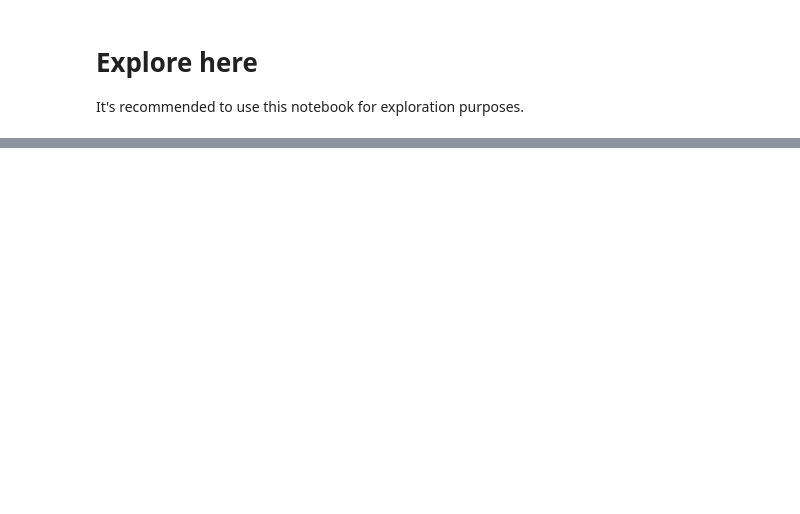
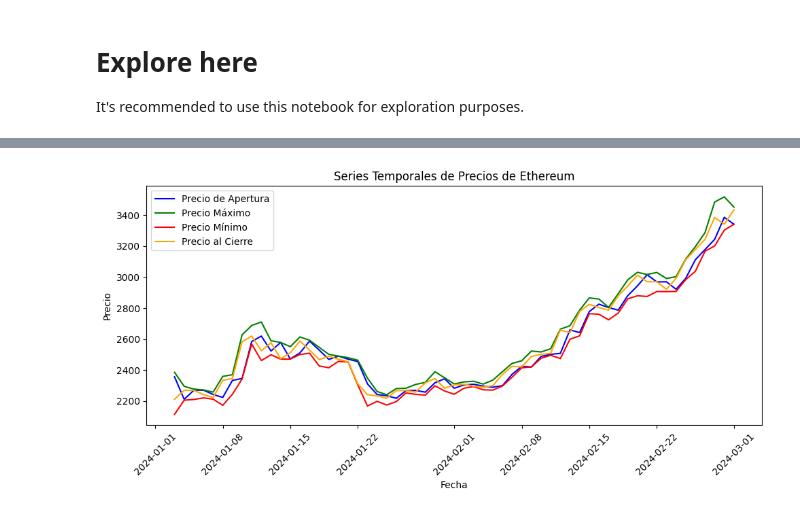
Before and after one commit to RmVa23/web-scraping-project-tutorial, a Jupyter notebook: src/explore.ipynb, the cells around one changed output, grey strips where cells are left out. Drawn from its saved outputs; the diff is of its cells as text; code cells hidden in the pictures; blank space fills up the shorter version.

```diff
--- a/src/explore.ipynb
+++ b/src/explore.ipynb
@@ -80,0 +53,35 @@ TypeError: WebDriver.__init__() got an unexpected keyword argument 'executable_p
+# %%
+# - ANÁLISIS DESCRIPTIVO
+
+# Lista de columnas para las cuales deseas calcular las estadísticas descriptivas
+columnas_seleccionadas = ['Apertura', 'Max.', 'Min.', 'Cierre', 'Volumen(MM)', 'Cap.Mercado(MM)']
+
+# Calcular estadísticas descriptivas solo para las columnas seleccionadas
+estadisticas_descriptivas = eth[columnas_seleccionadas].describe()
+#print(estadisticas_descriptivas)
+
+# Matriz de correlación
+matrix = eth[['Apertura', 'Max.', 'Min.', 'Cierre', 'Volumen(MM)', 'Cap.Mercado(MM)']]
+correlacion = matrix.corr()
+
+# 2. Tendencias temporales:
+
+# Graficar las series temporales de precios
+plt.figure(figsize=(10, 5))
+
+plt.plot(eth['Fecha'], eth['Apertura'], label='Precio de Apertura', color='blue')
+plt.plot(eth['Fecha'], eth['Max.'], label='Precio Máximo', color='green')
+plt.plot(eth['Fecha'], eth['Min.'], label='Precio Mínimo', color='red')
+plt.plot(eth['Fecha'], eth['Cierre'], label='Precio al Cierre', color='orange')
+
+plt.xlabel('Fecha')
+plt.ylabel('Precio')
+plt.title('Series Temporales de Precios de Ethereum')
+plt.legend()
+
+plt.xticks(rotation=45)   # Rotar los ticks del eje x para mejorar la legibilidad
+
+plt.tight_layout()
+plt.show()
+# %% [output]
+[figure, added]
```
Also changed, not shown: parts of 5 cells of this notebook.
